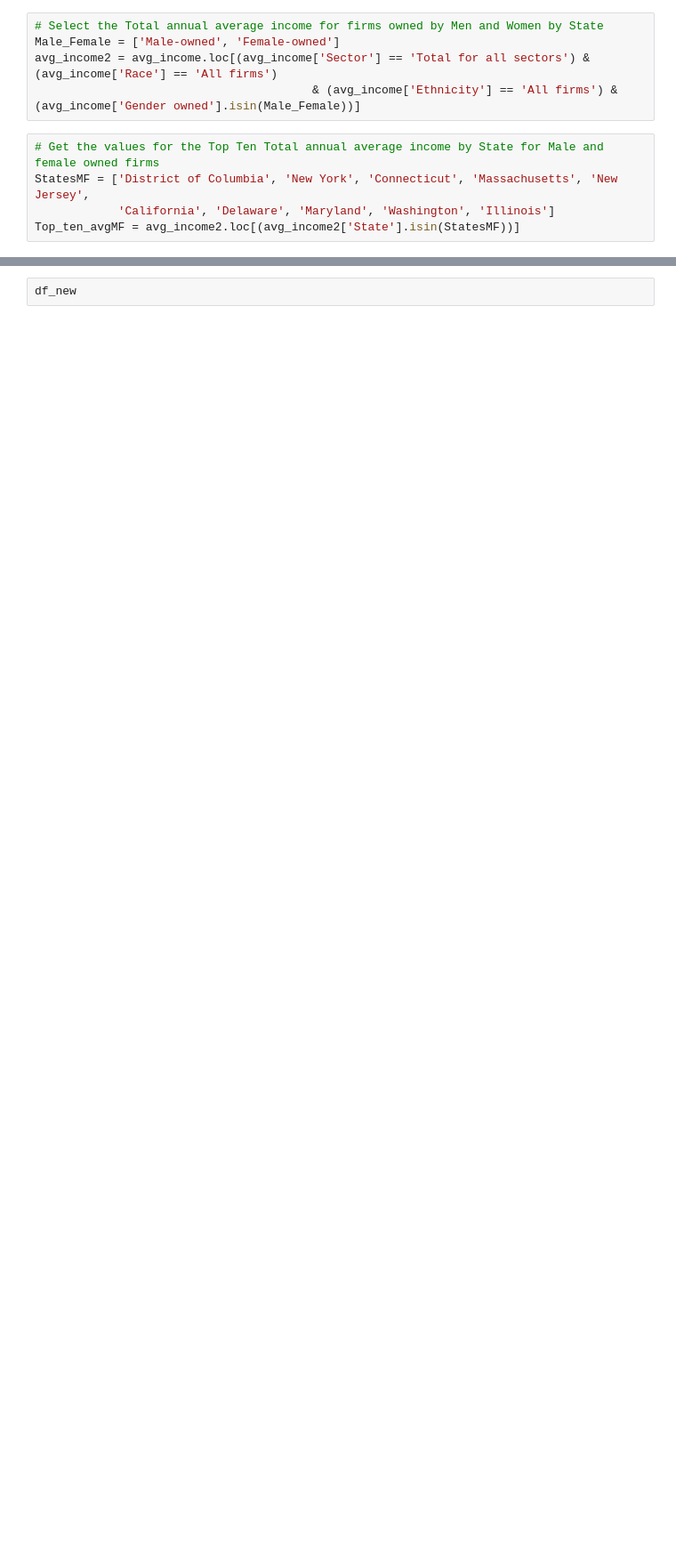
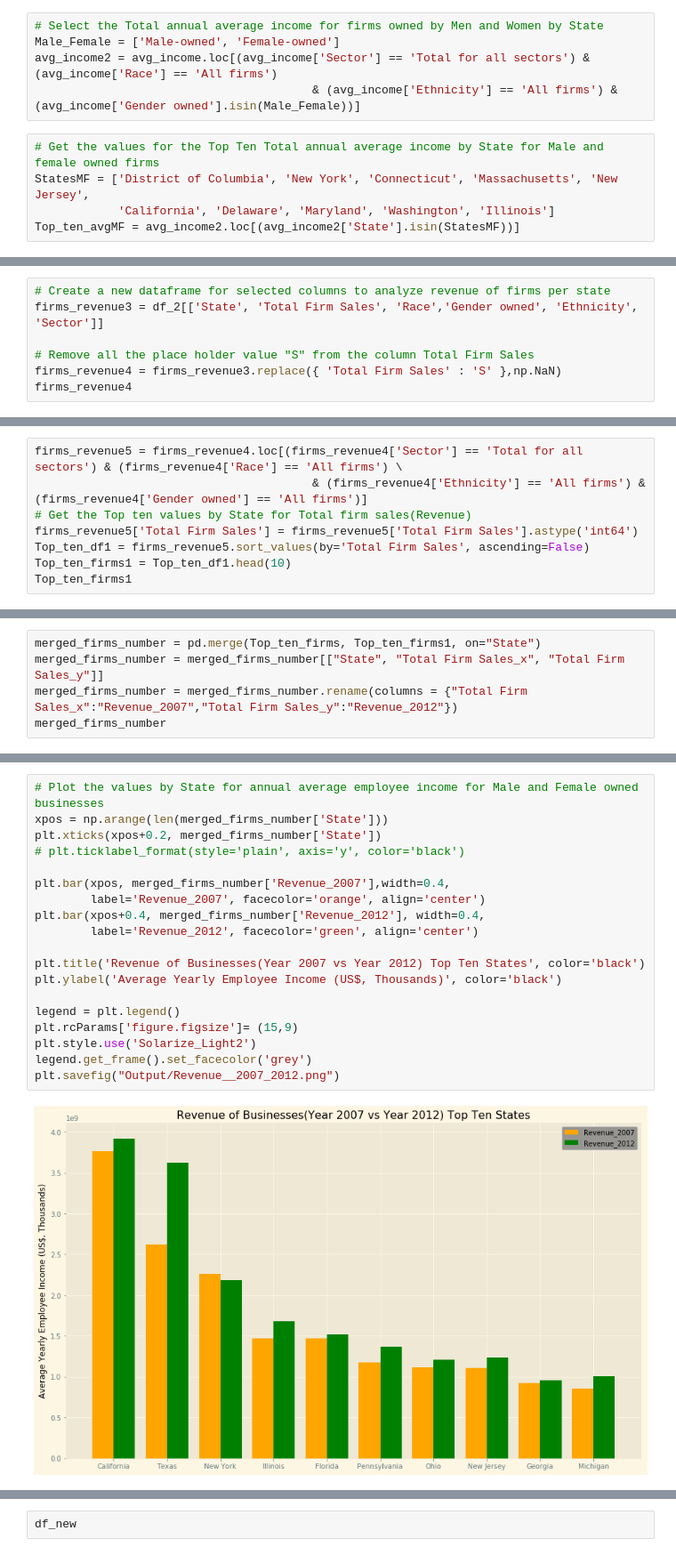
Before and after one commit to tafolabi/Project_Alpha, a Jupyter notebook: 2007.ipynb, the cells around one changed output, grey strips where cells are left out. Shown at 89% size. Cells and saved outputs as stored; diff of their text form; blank space fills up the shorter version.

```diff
--- a/2007.ipynb
+++ b/2007.ipynb
@@ -244,0 +379,7 @@ plt.savefig("Output/AvgIncome__MFstate2007.png")
+# %%
+# Create a new dataframe for selected columns to analyze revenue of firms per state
+firms_revenue3 = df_2[['State', 'Total Firm Sales', 'Race','Gender owned', 'Ethnicity', 'Sector']]
+
+# Remove all the place holder value "S" from the column Total Firm Sales
+firms_revenue4 = firms_revenue3.replace({ 'Total Firm Sales' : 'S' },np.NaN)
+firms_revenue4
@@ -244,0 +405,8 @@ plt.savefig("Output/AvgIncome__MFstate2007.png")
+# %%
+firms_revenue5 = firms_revenue4.loc[(firms_revenue4['Sector'] == 'Total for all sectors') & (firms_revenue4['Race'] == 'All firms') \
+                                        & (firms_revenue4['Ethnicity'] == 'All firms') & (firms_revenue4['Gender owned'] == 'All firms')]
+# Get the Top ten values by State for Total firm sales(Revenue)
+firms_revenue5['Total Firm Sales'] = firms_revenue5['Total Firm Sales'].astype('int64')
+Top_ten_df1 = firms_revenue5.sort_values(by='Total Firm Sales', ascending=False)
+Top_ten_firms1 = Top_ten_df1.head(10)
+Top_ten_firms1
@@ -244,0 +425,5 @@ plt.savefig("Output/AvgIncome__MFstate2007.png")
+# %%
+merged_firms_number = pd.merge(Top_ten_firms, Top_ten_firms1, on="State")
+merged_firms_number = merged_firms_number[["State", "Total Firm Sales_x", "Total Firm Sales_y"]]
+merged_firms_number = merged_firms_number.rename(columns = {"Total Firm Sales_x":"Revenue_2007","Total Firm Sales_y":"Revenue_2012"})
+merged_firms_number
@@ -245,3 +442,24 @@ plt.savefig("Output/AvgIncome__MFstate2007.png")
+# %%
+# Plot the values by State for annual average employee income for Male and Female owned businesses
+xpos = np.arange(len(merged_firms_number['State']))
+plt.xticks(xpos+0.2, merged_firms_number['State'])
+# plt.ticklabel_format(style='plain', axis='y', color='black')
+
+plt.bar(xpos, merged_firms_number['Revenue_2007'],width=0.4,
+        label='Revenue_2007', facecolor='orange', align='center')
+plt.bar(xpos+0.4, merged_firms_number['Revenue_2012'], width=0.4,
+        label='Revenue_2012', facecolor='green', align='center')
+
+plt.title('Revenue of Businesses(Year 2007 vs Year 2012) Top Ten States', color='black')
+plt.ylabel('Average Yearly Employee Income (US$, Thousands)', color='black')
+
+legend = plt.legend()
+plt.rcParams['figure.figsize']= (15,9)
+plt.style.use('Solarize_Light2')
+legend.get_frame().set_facecolor('grey')
+plt.savefig("Output/Revenue__2007_2012.png")
+# %% [output]
+[figure, added]
 # %%
 #Filter the orginal dataframe to the colomns(dataset) of interest. [state, sector, gender owned, race,ethinicity]
 df_new=df[['State','Sector','Gender owned','Race', 'Ethnicity','Number of Firms']]
```
Also changed, not shown: parts of 23 cells of this notebook, 3 other files.
